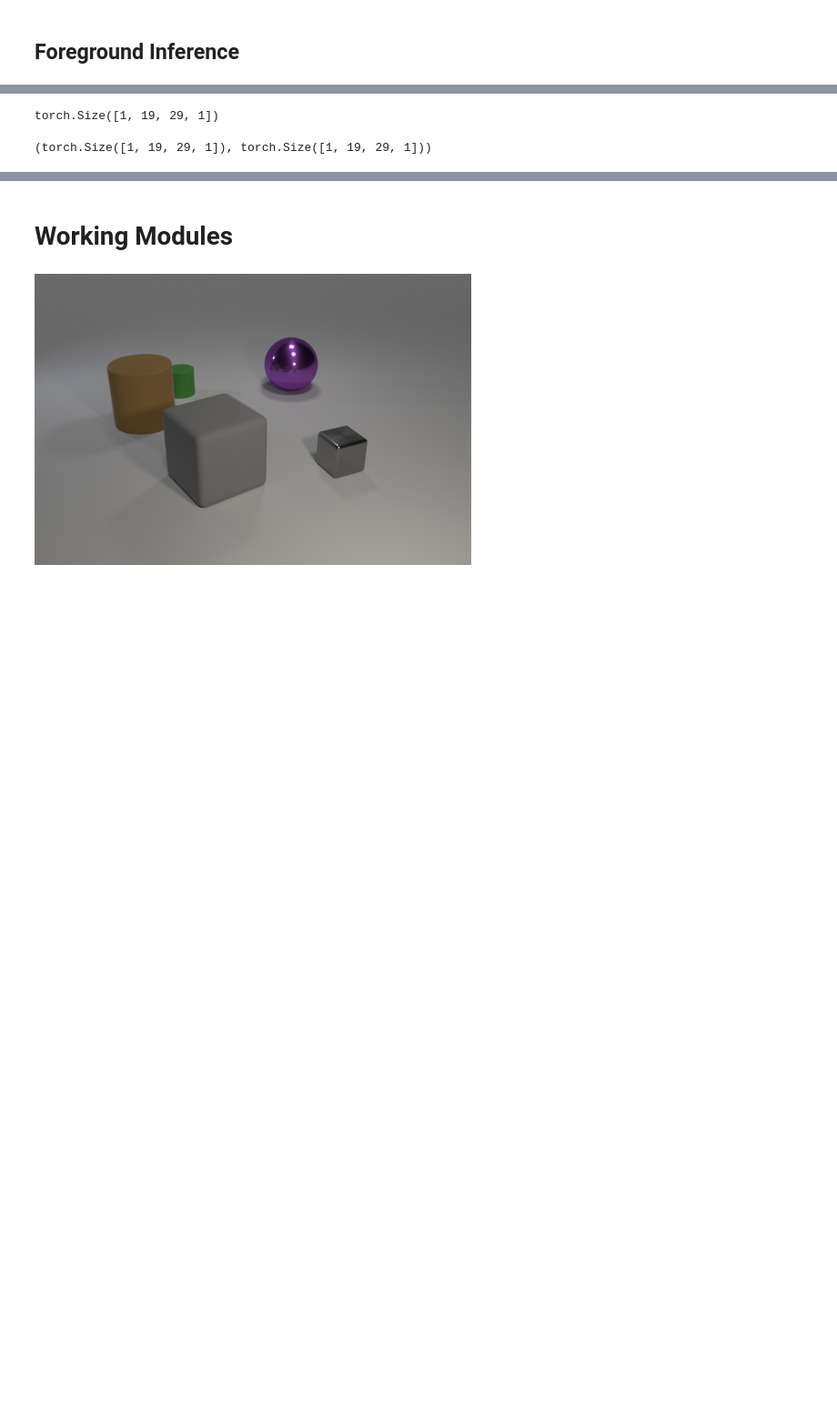
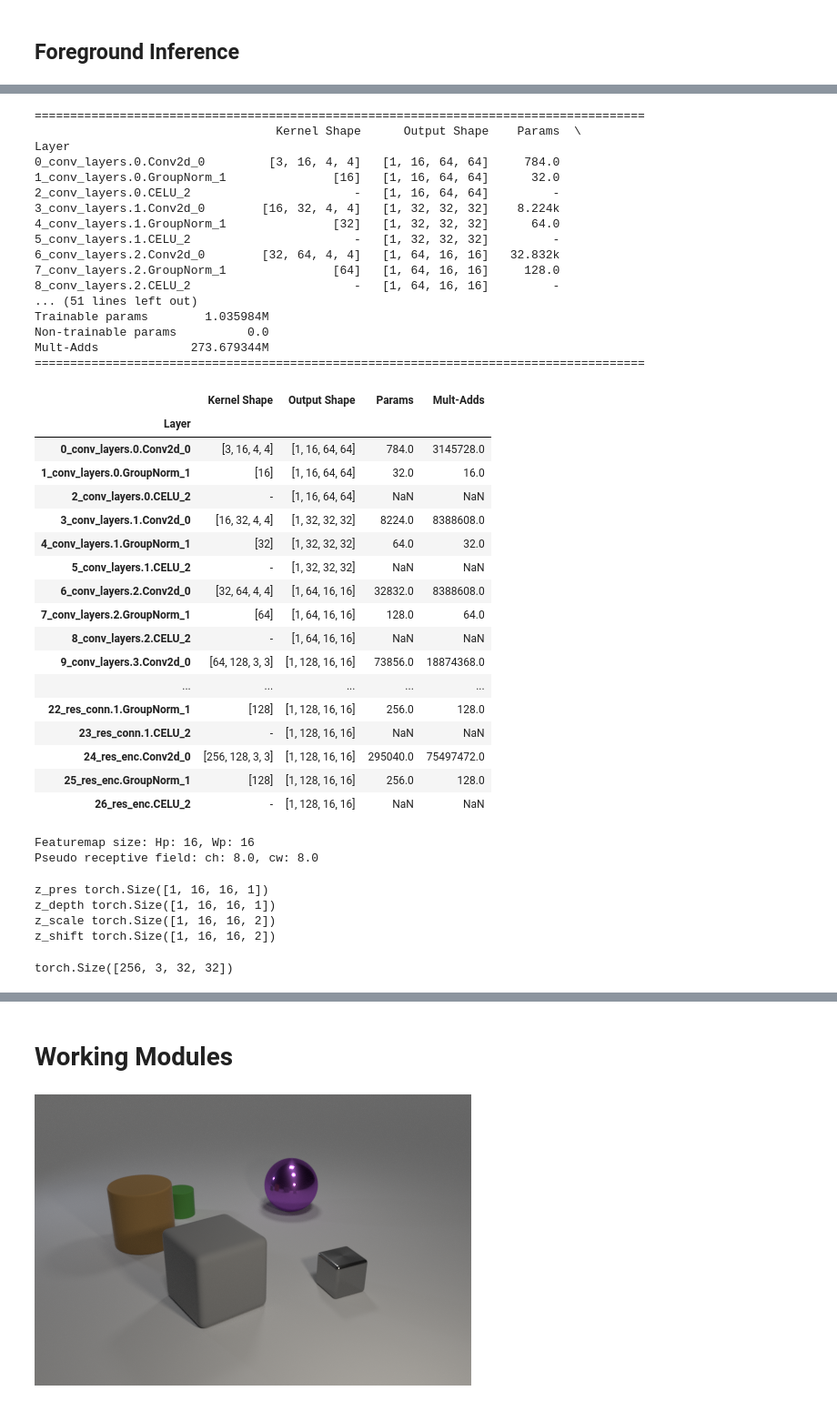
Before and after one commit to sebamenabar/SPACE-Pytorch-Implementation, a Jupyter notebook: model-draft.ipynb, the cells around one changed output, grey strips where cells are left out. Shown at 91% size. Drawn from its saved outputs; the diff is of its cells as text; code cells hidden in the pictures; blank space fills up the shorter version.

```diff
--- a/model-draft.ipynb
+++ b/model-draft.ipynb
@@ -66,37 +108,78 @@ img
+# %%
+summary(encoder, batch)
+# %% [output]
+======================================================================================
+                                  Kernel Shape      Output Shape    Params  \
+Layer
+0_conv_layers.0.Conv2d_0         [3, 16, 4, 4]   [1, 16, 64, 64]     784.0
+1_conv_layers.0.GroupNorm_1               [16]   [1, 16, 64, 64]      32.0
+2_conv_layers.0.CELU_2                       -   [1, 16, 64, 64]         -
+3_conv_layers.1.Conv2d_0        [16, 32, 4, 4]   [1, 32, 32, 32]    8.224k
+4_conv_layers.1.GroupNorm_1               [32]   [1, 32, 32, 32]      64.0
+5_conv_layers.1.CELU_2                       -   [1, 32, 32, 32]         -
+6_conv_layers.2.Conv2d_0        [32, 64, 4, 4]   [1, 64, 16, 16]   32.832k
+7_conv_layers.2.GroupNorm_1               [64]   [1, 64, 16, 16]     128.0
+8_conv_layers.2.CELU_2                       -   [1, 64, 16, 16]         -
+... (51 lines left out)
+Trainable params        1.035984M
+Non-trainable params          0.0
+Mult-Adds             273.679344M
+======================================================================================
+|  | Kernel Shape | Output Shape | Params | Mult-Adds |
+| Layer |  |  |  |  |
+| 0_conv_layers.0.Conv2d_0 | [3, 16, 4, 4] | [1, 16, 64, 64] | 784.0 | 3145728.0 |
+| 1_conv_layers.0.GroupNorm_1 | [16] | [1, 16, 64, 64] | 32.0 | 16.0 |
+| 2_conv_layers.0.CELU_2 | - | [1, 16, 64, 64] | NaN | NaN |
+| 3_conv_layers.1.Conv2d_0 | [16, 32, 4, 4] | [1, 32, 32, 32] | 8224.0 | 8388608.0 |
+| 4_conv_layers.1.GroupNorm_1 | [32] | [1, 32, 32, 32] | 64.0 | 32.0 |
+| 5_conv_layers.1.CELU_2 | - | [1, 32, 32, 32] | NaN | NaN |
+| 6_conv_layers.2.Conv2d_0 | [32, 64, 4, 4] | [1, 64, 16, 16] | 32832.0 | 8388608.0 |
+| 7_conv_layers.2.GroupNorm_1 | [64] | [1, 64, 16, 16] | 128.0 | 64.0 |
+| 8_conv_layers.2.CELU_2 | - | [1, 64, 16, 16] | NaN | NaN |
+| 9_conv_layers.3.Conv2d_0 | [64, 128, 3, 3] | [1, 128, 16, 16] | 73856.0 | 18874368.0 |
+| ... | ... | ... | ... | ... |
+| 22_res_conn.1.GroupNorm_1 | [128] | [1, 128, 16, 16] | 256.0 | 128.0 |
+| 23_res_conn.1.CELU_2 | - | [1, 128, 16, 16] | NaN | NaN |
+| 24_res_enc.Conv2d_0 | [256, 128, 3, 3] | [1, 128, 16, 16] | 295040.0 | 75497472.0 |
+| 25_res_enc.GroupNorm_1 | [128] | [1, 128, 16, 16] | 256.0 | 128.0 |
+| 26_res_enc.CELU_2 | - | [1, 128, 16, 16] | NaN | NaN |
 # %%
-from modules import ImgEncoder
-
-bsz, C, H, W = x.size()
-image_shape = torch.tensor((H, W), dtype=torch.float, device=x.device)
-
-encoder = ImgEncoder()
-img_feats = encoder(x)
+img_feats = encoder(batch)
 Hp, Wp = img_feats.size()[-2:]
+print(f'Featuremap size: Hp: {Hp}, Wp: {Wp}')
 fmap_shape = torch.tensor((Hp, Wp), dtype=torch.float, device=x.device)
+print(f'Pseudo receptive field: ch: {ch}, cw: {cw}')
 ch, cw = image_shape / fmap_shape #  pseudo-receptive field
 
 z_dim = 1 + 2 + 4 + 4 # z_pres, z_depth, z_scale, z_shift
 znet = nn.Conv2d(
-    in_channels=64,
+    in_channels=128,
     out_channels=z_dim,
     kernel_size=(1, 1),
 )
 Z = znet(img_feats).permute(0, 2, 3, 1)
 (pres_p_logits, depth_mean, depth_log_std, scale_mean,
     scale_log_std, center_shift_mean, center_shift_log_std) = Z.split([1, 1, 1, 2, 2, 2, 2], dim=-1)
+# %% [output]
+Featuremap size: Hp: 16, Wp: 16
+Pseudo receptive field: ch: 8.0, cw: 8.0
 # %%
-print(pres_p_logits.size())
 obj_pres, obj_pres_prob = sample_bernoulli(pres_p_logits, hard=True, temperature=1) # (bsz, Hp, Wp, 1), # (bsz, Hp, Wp, 1)
 z_pres = obj_pres
 # SPACE mentioned using softplus activation for std-dev
-z_depth = sample_gaussean(depth_mean, nn.functional.softplus(depth_log_std)) # (bsz, Hp, Wp, 1)
-z_scale = sample_gaussean(scale_mean, nn.functional.softplus(scale_log_std)) # (bsz, Hp, Wp, 2)
-z_shift = sample_gaussean(center_shift_mean, nn.functional.softplus(center_shift_log_std)) # (bsz, Hp, Wp, 2)
+z_depth = sample_gaussean_sp(depth_mean, depth_log_std) # (bsz, Hp, Wp, 1)
+z_scale = sample_gaussean_sp(scale_mean, scale_log_std) # (bsz, Hp, Wp, 2)
+z_shift = sample_gaussean_sp(center_shift_mean, center_shift_log_std) # (bsz, Hp, Wp, 2)
 
-z_pres.size(), obj_pres_prob.size()
+print('z_pres', z_pres.size())
+print('z_depth', z_depth.size())
+print('z_scale', z_scale.size())
+print('z_shift', z_shift.size())
 # %% [output]
-torch.Size([1, 19, 29, 1])
+z_pres torch.Size([1, 16, 16, 1])
+z_depth torch.Size([1, 16, 16, 1])
+z_scale torch.Size([1, 16, 16, 2])
+z_shift torch.Size([1, 16, 16, 2])
-(torch.Size([1, 19, 29, 1]), torch.Size([1, 19, 29, 1]))
 # %%
 z_scale_wrt_anchor = torch.sigmoid(z_scale) # Initial expected value of 0.5
 # z_scale_abs: size in pixels, according to SPAIR, using a constant anchor instead of a possible
@@ -132,3 +215,7 @@ _x = x.unsqueeze(1).expand(-1, Hp * Wp, -1, -1, -1)
 _x = _x.view(-1, C, H, W)
 xs = F.grid_sample(_x, grid, align_corners=False)
+# %%
+xs.size()
+# %% [output]
+torch.Size([256, 3, 32, 32])
 # %%
```
Also changed, not shown: parts of 45 cells of this notebook, 6 other files.
